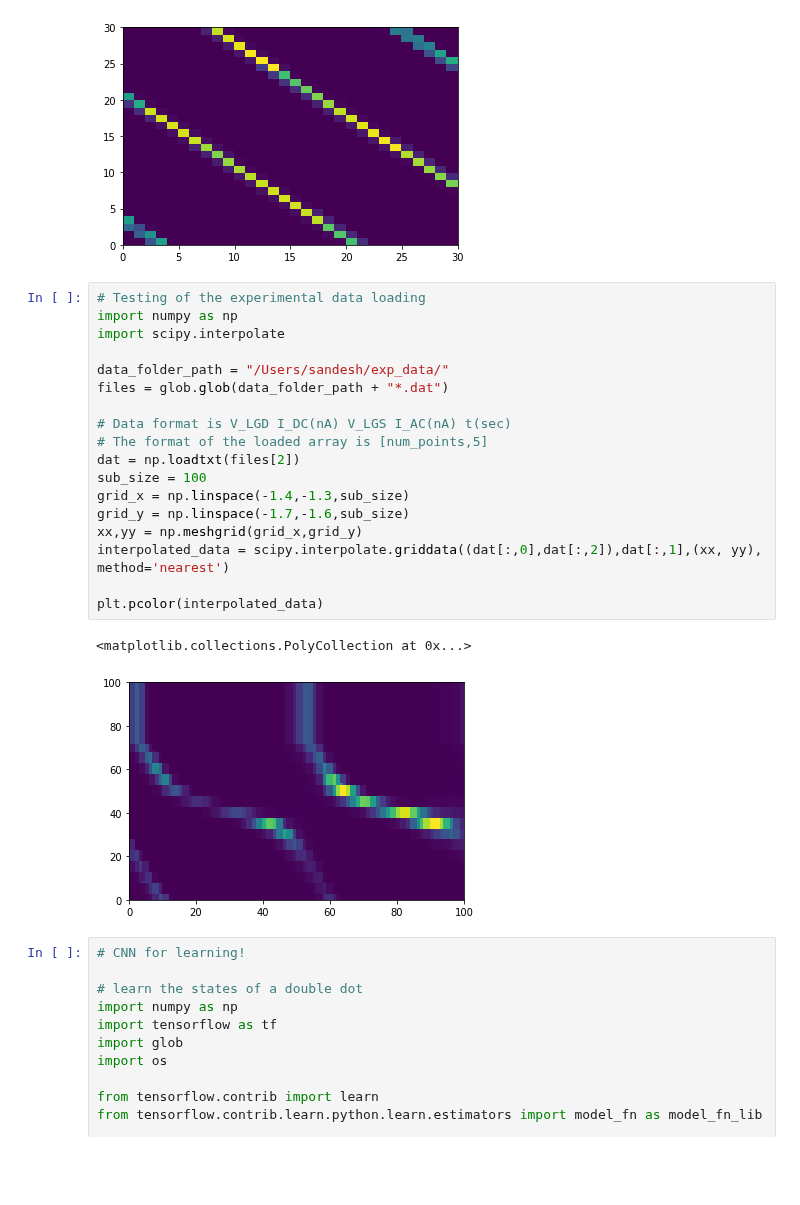
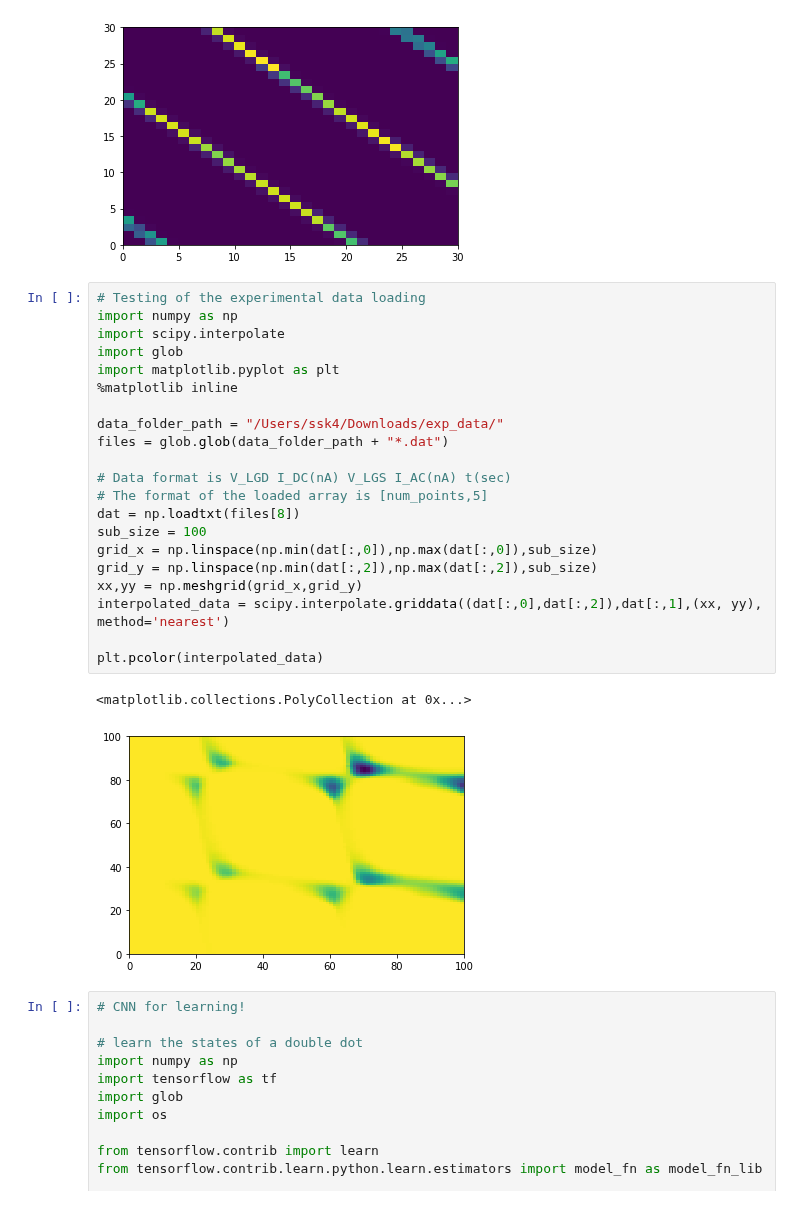
Before and after one commit to Quantumgame/quantum-ml, a Jupyter notebook: machine_learning/cnn/subimage_learning.ipynb, the cells around one changed output. Drawn from its saved outputs; the diff is of its cells as text; blank space fills up the shorter version.

```diff
--- a/machine_learning/cnn/subimage_learning.ipynb
+++ b/machine_learning/cnn/subimage_learning.ipynb
@@ -78,24 +78,27 @@ print(load_dat.item()['label'])
 # %%
 # Testing of the experimental data loading
 import numpy as np
 import scipy.interpolate
+import glob
+import matplotlib.pyplot as plt
+%matplotlib inline
 
-data_folder_path = "/Users/sandesh/exp_data/"
+data_folder_path = "/Users/ssk4/Downloads/exp_data/"
 files = glob.glob(data_folder_path + "*.dat")
 
 # Data format is V_LGD I_DC(nA) V_LGS I_AC(nA) t(sec)
 # The format of the loaded array is [num_points,5]
-dat = np.loadtxt(files[2])
+dat = np.loadtxt(files[8])
 sub_size = 100
-grid_x = np.linspace(-1.4,-1.3,sub_size)
-grid_y = np.linspace(-1.7,-1.6,sub_size)
+grid_x = np.linspace(np.min(dat[:,0]),np.max(dat[:,0]),sub_size)
+grid_y = np.linspace(np.min(dat[:,2]),np.max(dat[:,2]),sub_size)
 xx,yy = np.meshgrid(grid_x,grid_y)
 interpolated_data = scipy.interpolate.griddata((dat[:,0],dat[:,2]),dat[:,1],(xx, yy), method='nearest')
 
 plt.pcolor(interpolated_data)
 # %% [output]
 <matplotlib.collections.PolyCollection at 0x...>
-[figure, old version]
+[figure, new version]
 # %%
 # CNN for learning!
 
```
Also changed, not shown: 3 other files.
